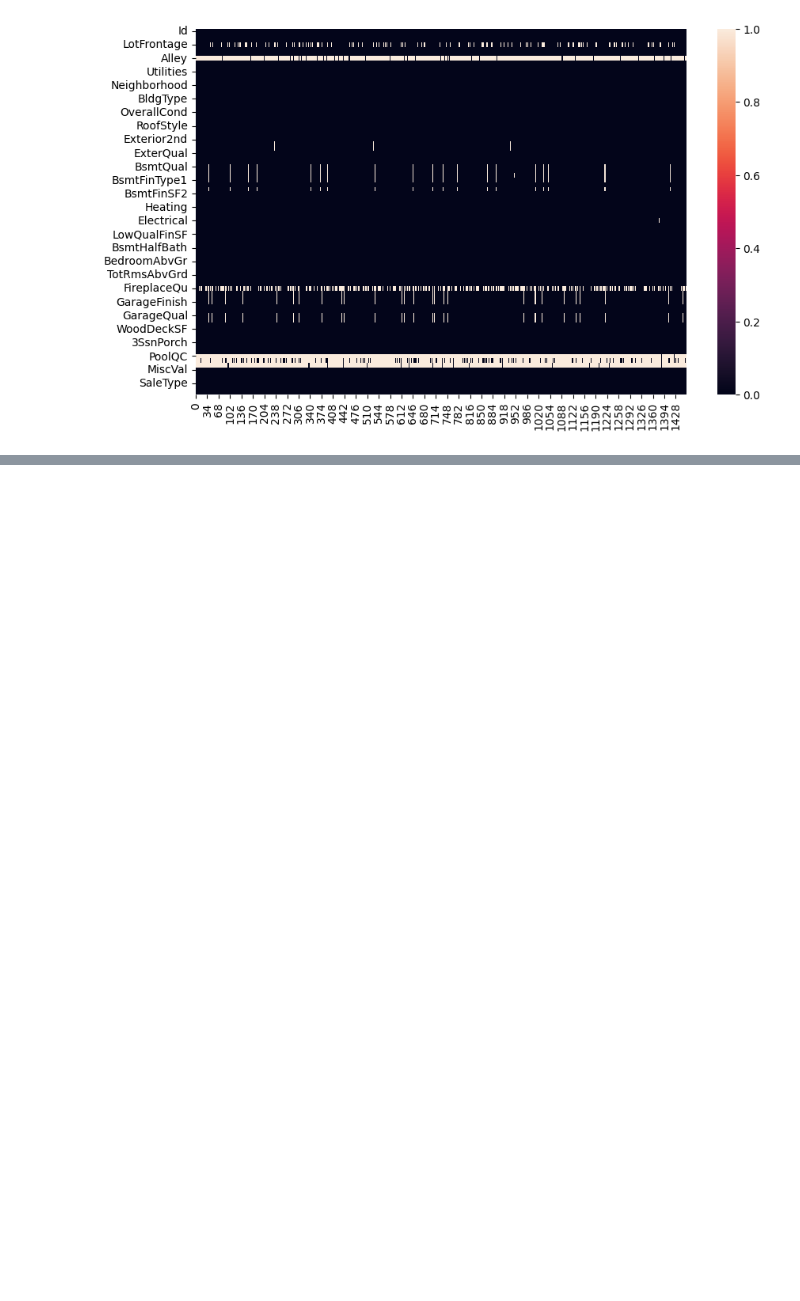
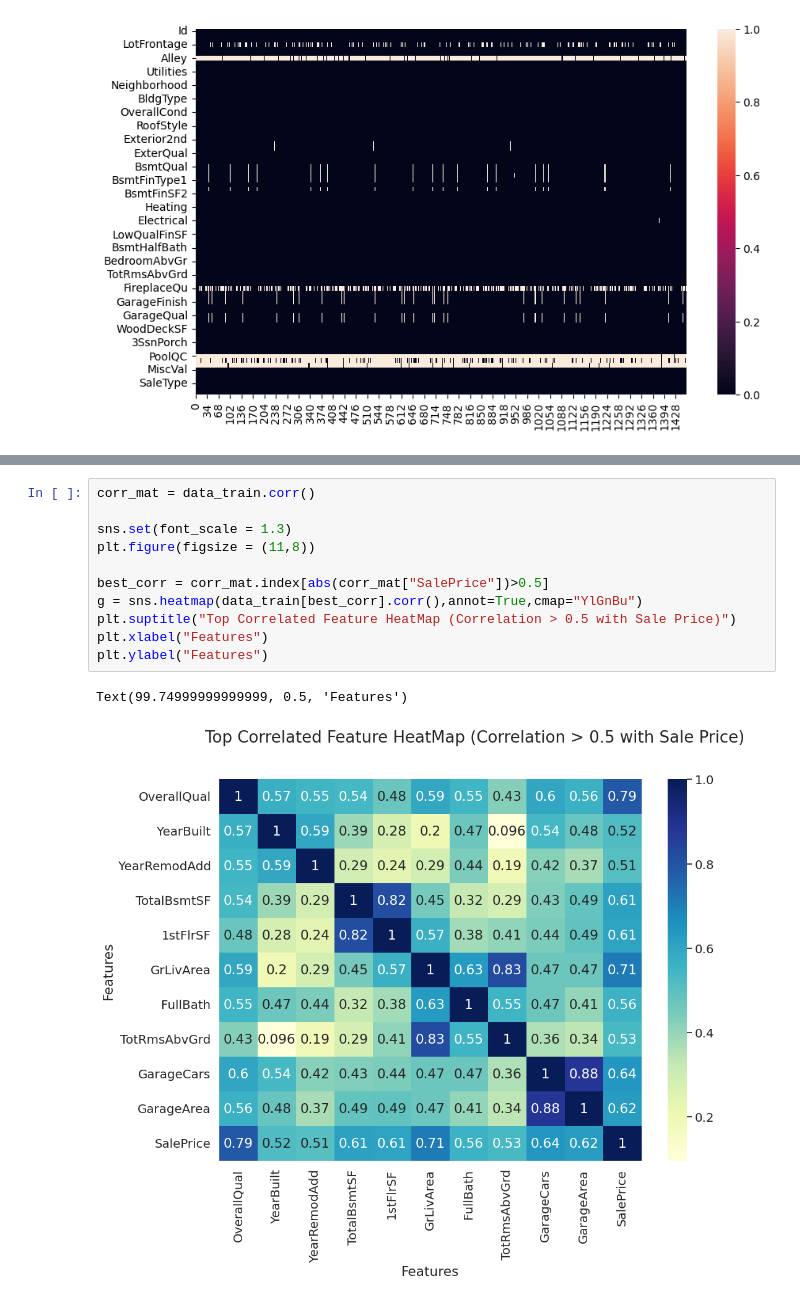
Before and after one commit to Mizoroki-Heck/Kaggle_competition, a Jupyter notebook: House Prices/House.ipynb, the cells around one changed output, grey strips where cells are left out. Saved outputs shown, nothing was run; the diff lists cells and outputs as text; blank space fills up the shorter version.

```diff
--- a/House Prices/House.ipynb
+++ b/House Prices/House.ipynb
@@ -104,0 +96,14 @@ sns.heatmap(data_train.isnull().transpose())
+# %%
+corr_mat = data_train.corr()
+
+sns.set(font_scale = 1.3)
+plt.figure(figsize = (11,8))
+
+best_corr = corr_mat.index[abs(corr_mat["SalePrice"])>0.5]
+g = sns.heatmap(data_train[best_corr].corr(),annot=True,cmap="YlGnBu")
+plt.suptitle("Top Correlated Feature HeatMap (Correlation > 0.5 with Sale Price)")
+plt.xlabel("Features")
+plt.ylabel("Features")
+# %% [output]
+Text(99.74999999999999, 0.5, 'Features')
+[figure, added]
```
Also changed, not shown: parts of 8 cells of this notebook.
